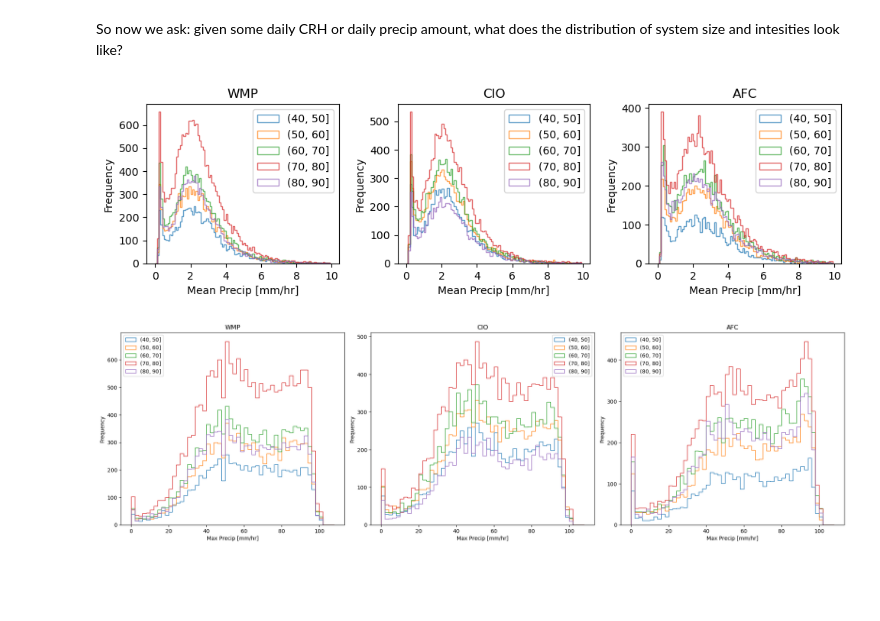
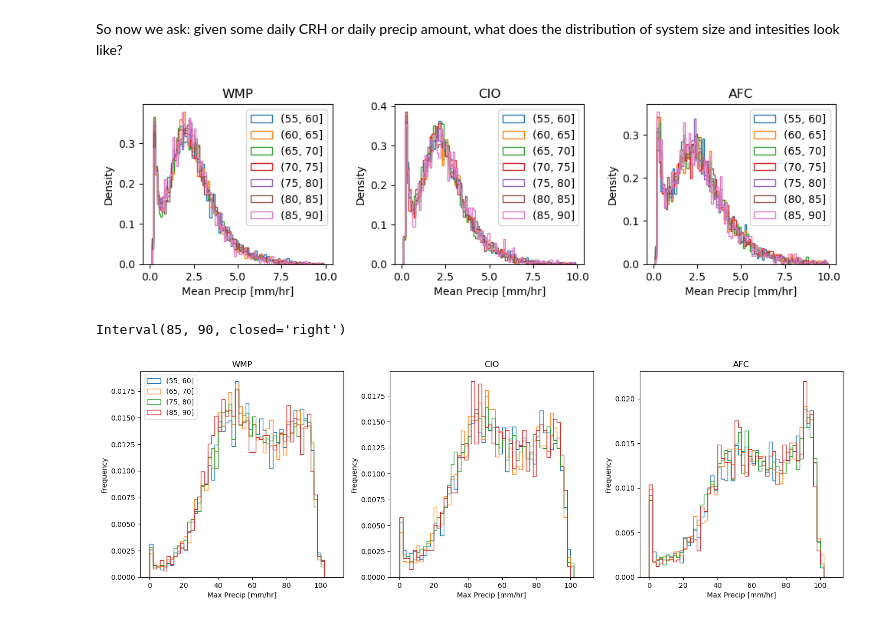
Before and after one commit to pedroanguloumana/extreme_precipitation_in_gpm, a Jupyter notebook: notebooks/check_crh_pr.ipynb, the cells around one changed output. Saved outputs shown, nothing was run; the diff lists cells and outputs as text; code cells hidden in the pictures; blank space fills up the shorter version.

Commit message:
regular commit, added localization and figures

```diff
--- a/notebooks/check_crh_pr.ipynb
+++ b/notebooks/check_crh_pr.ipynb
@@ -49,7 +49,7 @@ fig, axs = plt.subplots(ncols=3, figsize=(10, 3))
 
 for region, ax in zip([wmp_region(), cio_region(), afc_region()], axs):
     pf_data = load_pf_crh(region.name)
-    crh_bins = np.arange(40, 100, 10)
+    crh_bins = np.arange(55, 95, 5)
     pf_data['crh_binned'] = pd.cut(pf_data.crh, bins=crh_bins)
     pf_data['data_to_plot'] = pf_data['total_precip']/pf_data['num_pixels']
     data_grouped = pf_data.groupby('crh_binned')['data_to_plot']
@@ -57,34 +57,40 @@ for region, ax in zip([wmp_region(), cio_region(), afc_region()], axs):
 
     for (bin_name, group_data)in data_grouped:
 
-        ax.hist(group_data, bins=np.arange(0,10, 0.1), alpha=0.7, density=False, histtype='step', label=bin_name)
+        ax.hist(group_data, bins=np.arange(0.1,10, 0.1), alpha=1, linewidth=1, density=True, histtype='step', label=bin_name)
         ax.set_title(f'CRH Bin: {bin_name}')
-        ax.set_ylabel('Frequency')
+        ax.set_ylabel('Density')
     ax.legend()
     ax.set_title(region.name)
     ax.set_xlabel('Mean Precip [mm/hr]')
 fig.tight_layout(pad=1)
 # %% [output]
-[figure, old version]
+[figure, new version]
+# %%
+bin_name
+# %% [output]
+Interval(85, 90, closed='right')
 # %%
-fig, axs = plt.subplots(ncols=3, figsize=(20, 6))
+fig, axs = plt.subplots(ncols=3, figsize=(15, 5))
 
 for region, ax in zip([wmp_region(), cio_region(), afc_region()], axs):
     pf_data = load_pf_crh(region.name)
-    crh_bins = np.arange(40, 100, 10)
+    crh_bins = np.arange(55, 95, 5)
     pf_data['crh_binned'] = pd.cut(pf_data.crh, bins=crh_bins)
     pf_data['data_to_plot'] = 100*pf_data['num_strat_pixels']/pf_data['num_pixels']
     data_grouped = pf_data.groupby('crh_binned')['data_to_plot']
 
 
-    for (bin_name, group_data)in data_grouped:
-
-        ax.hist(group_data, bins=np.arange(0,110, 2), alpha=1, density=False, histtype='step', label=bin_name)
+    for i, (bin_name, group_data)in enumerate(data_grouped):
+        if i%2!=0:
+            continue
+        ax.hist(group_data, bins=np.arange(0,110, 2), alpha=1, density=True, histtype='step', label=bin_name)
         ax.set_title(f'CRH Bin: {bin_name}')
         ax.set_ylabel('Frequency')
-    ax.legend()
+    if ax == axs[0]:
+        ax.legend(loc='upper left')
     ax.set_title(region.name)
     ax.set_xlabel('Max Precip [mm/hr]')
 fig.tight_layout(pad=1)
 # %% [output]
-[figure, old version]
+[figure, new version]
```
Also changed, not shown: parts of 2 cells of this notebook, 18 other files.
